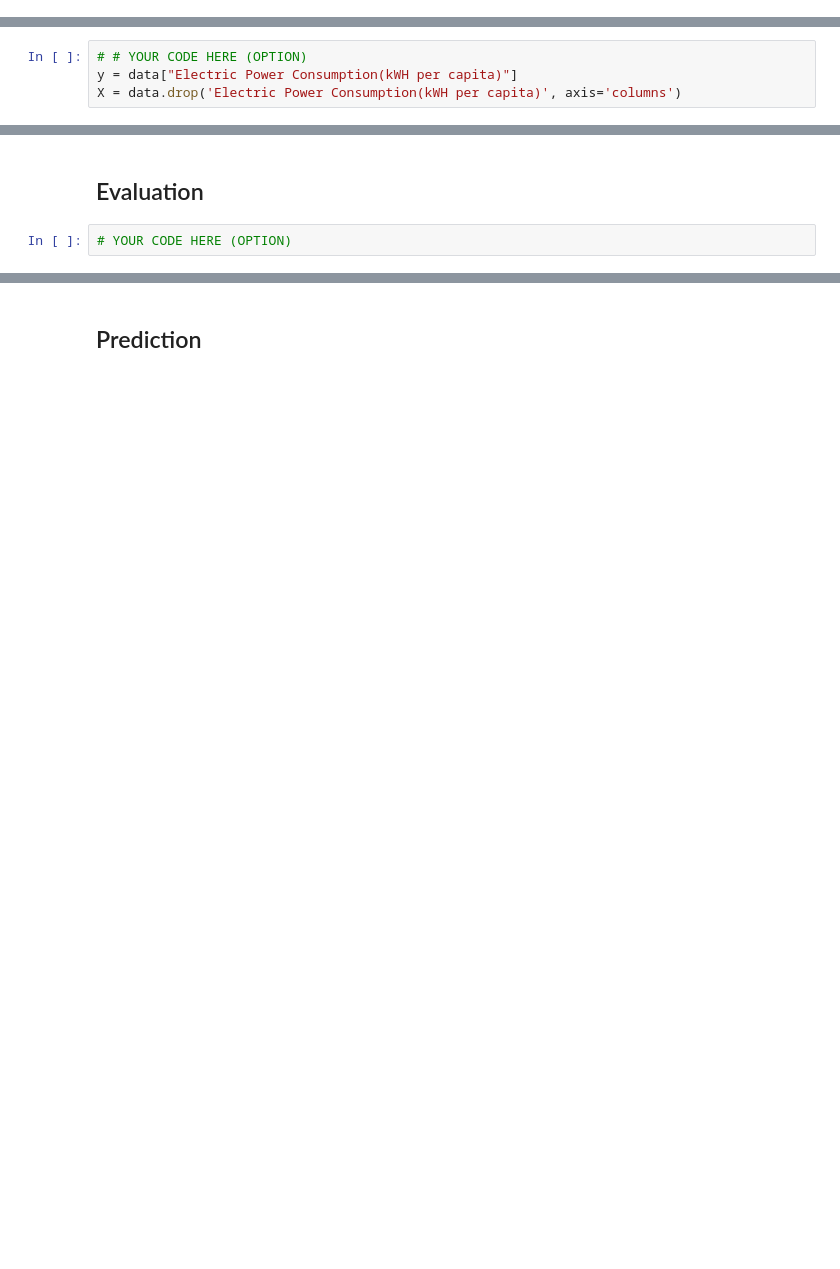
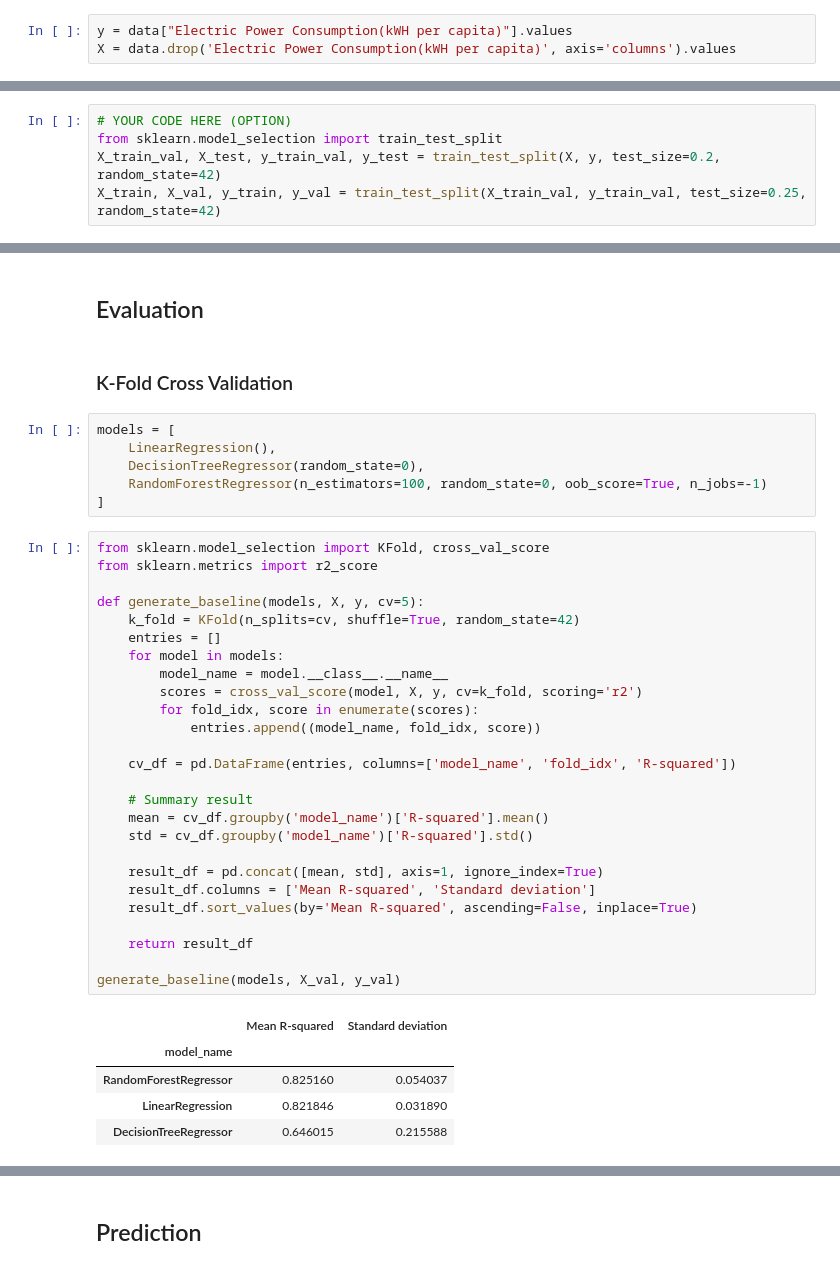
Before and after one commit to khanhnhan1512/Lab-2, a Jupyter notebook: notebooks/4.0-data-modelling.ipynb, the cells around one changed output, grey strips where cells are left out. Drawn from its saved outputs; the diff is of its cells as text; blank space fills up the shorter version.

```diff
--- a/notebooks/4.0-data-modelling.ipynb
+++ b/notebooks/4.0-data-modelling.ipynb
@@ -169,0 +172,3 @@ plt.show()
+# %%
+y = data["Electric Power Consumption(kWH per capita)"].values
+X = data.drop('Electric Power Consumption(kWH per capita)', axis='columns').values
@@ -170,6 +181,2 @@ plt.show()
 # %% [markdown]
 ## Training model
-# %%
-# # YOUR CODE HERE (OPTION)
-y = data["Electric Power Consumption(kWH per capita)"]
-X = data.drop('Electric Power Consumption(kWH per capita)', axis='columns')
@@ -175,0 +185,5 @@ X = data.drop('Electric Power Consumption(kWH per capita)', axis='columns')
+# %%
+# YOUR CODE HERE (OPTION)
+from sklearn.model_selection import train_test_split
+X_train_val, X_test, y_train_val, y_test = train_test_split(X, y, test_size=0.2, random_state=42)
+X_train, X_val, y_train, y_val = train_test_split(X_train_val, y_train_val, test_size=0.25, random_state=42)
@@ -176,4 +217,42 @@ X = data.drop('Electric Power Consumption(kWH per capita)', axis='columns')
 # %% [markdown]
 ## Evaluation
-# %%
-# YOUR CODE HERE (OPTION)
+# %% [markdown]
+### K-Fold Cross Validation
+# %%
+models = [
+    LinearRegression(),
+    DecisionTreeRegressor(random_state=0),
+    RandomForestRegressor(n_estimators=100, random_state=0, oob_score=True, n_jobs=-1)
+]
+# %%
+from sklearn.model_selection import KFold, cross_val_score
+from sklearn.metrics import r2_score
+
+def generate_baseline(models, X, y, cv=5):
+    k_fold = KFold(n_splits=cv, shuffle=True, random_state=42)
+    entries = []
+    for model in models:
+        model_name = model.__class__.__name__
+        scores = cross_val_score(model, X, y, cv=k_fold, scoring='r2')
+        for fold_idx, score in enumerate(scores):
+            entries.append((model_name, fold_idx, score))
+
+    cv_df = pd.DataFrame(entries, columns=['model_name', 'fold_idx', 'R-squared'])
+
+    # Summary result
+    mean = cv_df.groupby('model_name')['R-squared'].mean()
+    std = cv_df.groupby('model_name')['R-squared'].std()
+
+    result_df = pd.concat([mean, std], axis=1, ignore_index=True)
+    result_df.columns = ['Mean R-squared', 'Standard deviation']
+    result_df.sort_values(by='Mean R-squared', ascending=False, inplace=True)
+
+    return result_df
+
+generate_baseline(models, X_val, y_val)
+# %% [output]
+|  | Mean R-squared | Standard deviation |
+| model_name |  |  |
+| RandomForestRegressor | 0.825160 | 0.054037 |
+| LinearRegression | 0.821846 | 0.031890 |
+| DecisionTreeRegressor | 0.646015 | 0.215588 |
```
Also changed, not shown: parts of 19 cells of this notebook.
